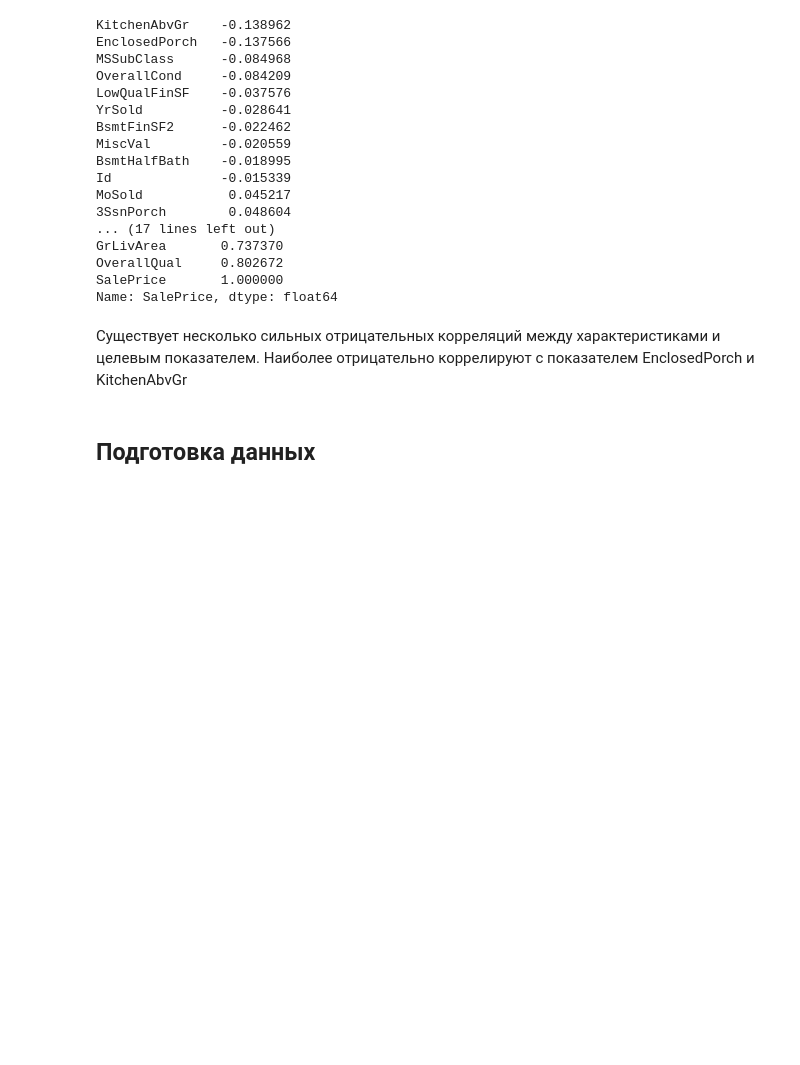
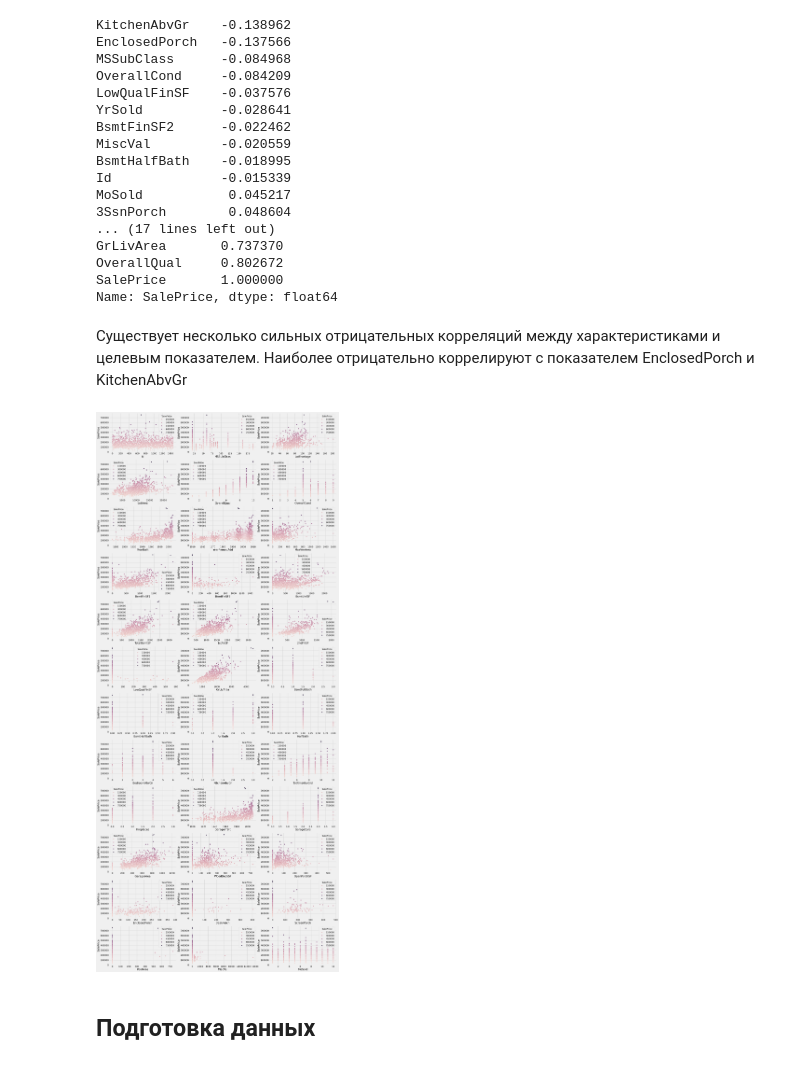
Before and after one commit to OlgaShishikina/kaggle, a Jupyter notebook: Housing Prices Competition for Kaggle Learn Users/KaggleCatBoost.ipynb, the cells around one changed output. Saved outputs shown, nothing was run; the diff lists cells and outputs as text; code cells hidden in the pictures; blank space fills up the shorter version.

```diff
--- a/Housing Prices Competition for Kaggle Learn Users/KaggleCatBoost.ipynb
+++ b/Housing Prices Competition for Kaggle Learn Users/KaggleCatBoost.ipynb
@@ -688,6 +700,12 @@ types = types['MSZoning'].value_counts()
 types = list(types[types.values > 100].index)
 # %% [markdown]
 Существует несколько сильных отрицательных корреляций между характеристиками и целевым показателем. Наиболее отрицательно коррелируют с показателем EnclosedPorch и KitchenAbvGr
+# %%
+fig, ax = plt.subplots(12, 3, figsize=(23, 60))
+for var, subplot in zip(train.select_dtypes(include=['float64', 'int64']).columns, ax.flatten()):
+    sns.scatterplot(x=var, y='SalePrice',  data=train, ax=subplot, hue = 'SalePrice' )
+# %% [output]
+[figure, added]
 # %% [markdown]
 ## Подготовка данных
 # %%
```
Also changed, not shown: parts of 15 cells of this notebook.
